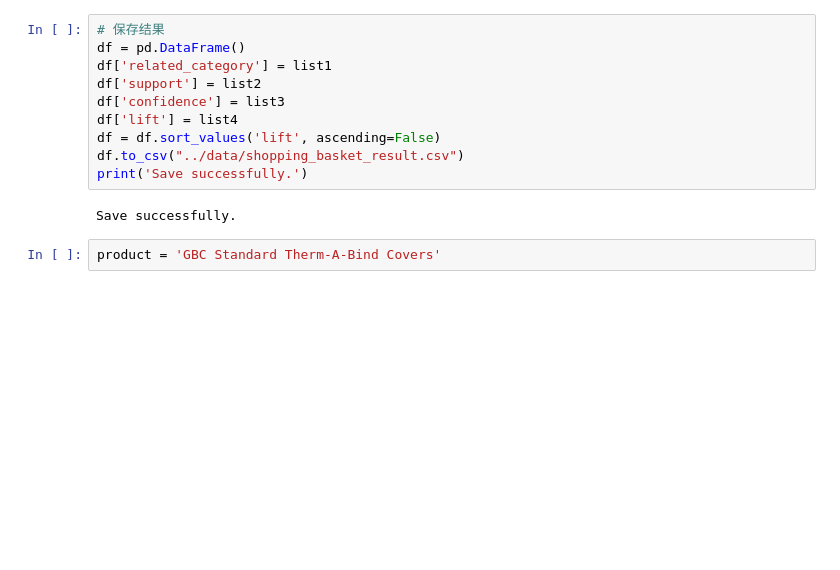
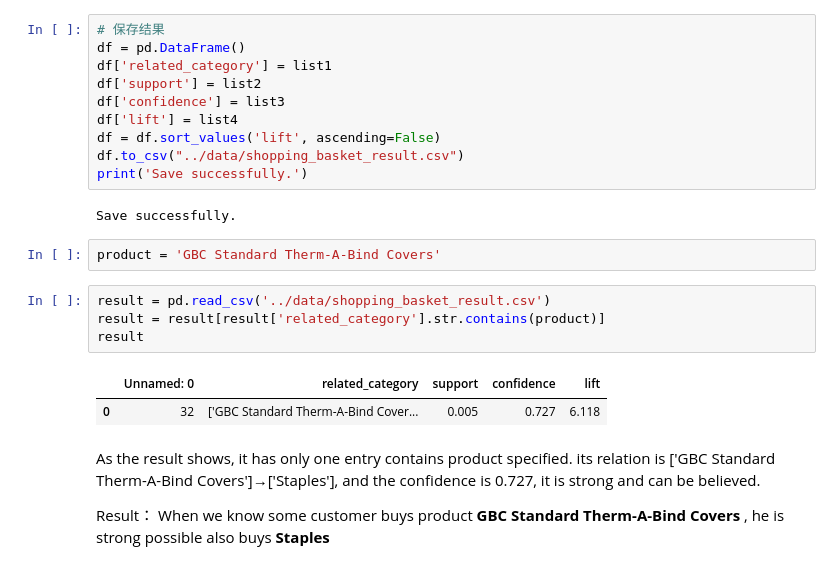
Before and after one commit to 1276592226/data_analysis_assignment, a Jupyter notebook: download/basket.ipynb, the cells around one changed output. Saved outputs shown, nothing was run; the diff lists cells and outputs as text; blank space fills up the shorter version.

```diff
--- a/download/basket.ipynb
+++ b/download/basket.ipynb
@@ -124,3 +124,14 @@ print('Save successfully.')
 Save successfully.
 # %%
 product = 'GBC Standard Therm-A-Bind Covers'
+# %%
+result = pd.read_csv('../data/shopping_basket_result.csv')
+result = result[result['related_category'].str.contains(product)]
+result
+# %% [output]
+|  | Unnamed: 0 | related_category | support | confidence | lift |
+| 0 | 32 | ['GBC Standard Therm-A-Bind Cover... | 0.005 | 0.727 | 6.118 |
+# %% [markdown]
+As the result shows, it has only one entry contains product specified. its relation is ['GBC Standard Therm-A-Bind Covers']→['Staples'], and the confidence is 0.727, it is strong and can be believed.
+
+Result： When we know some customer buys product **GBC Standard Therm-A-Bind Covers** , he is strong possible also buys **Staples**
```
Also changed, not shown: 1 other file.
